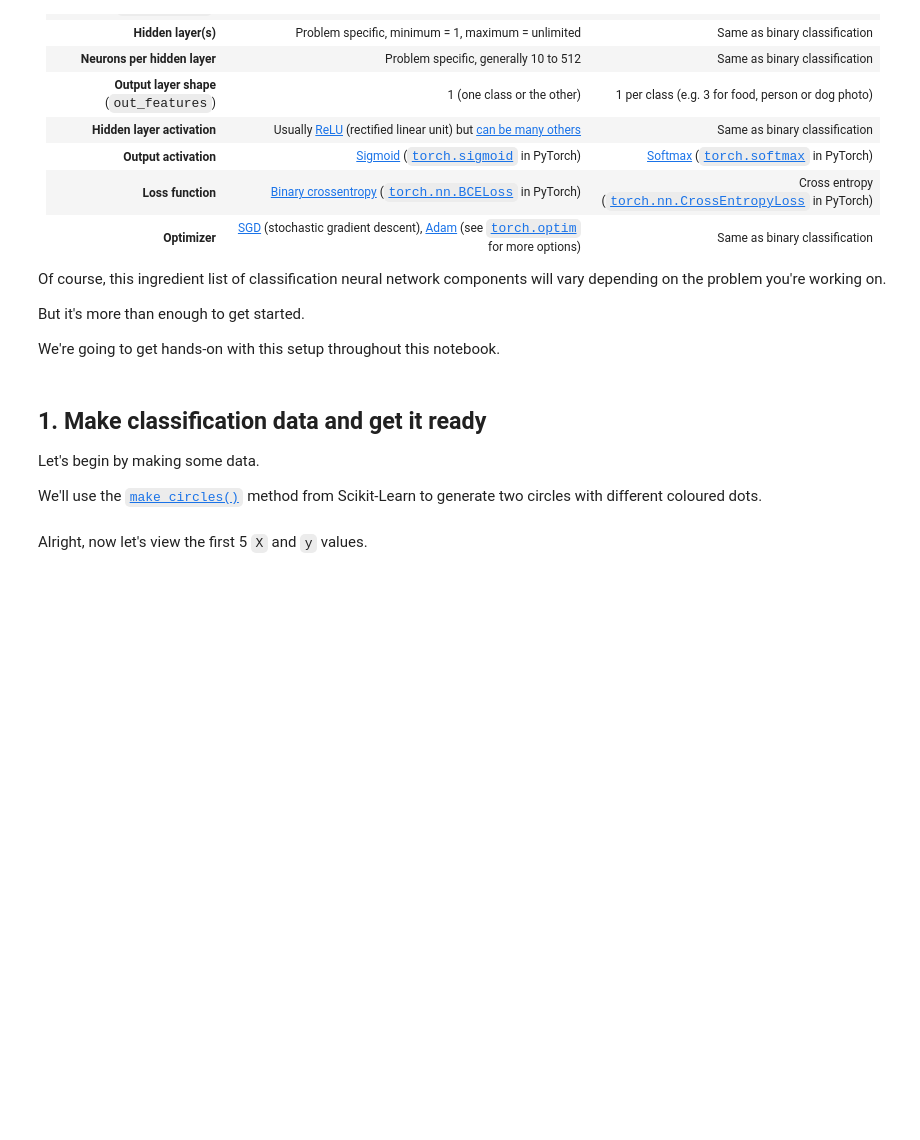
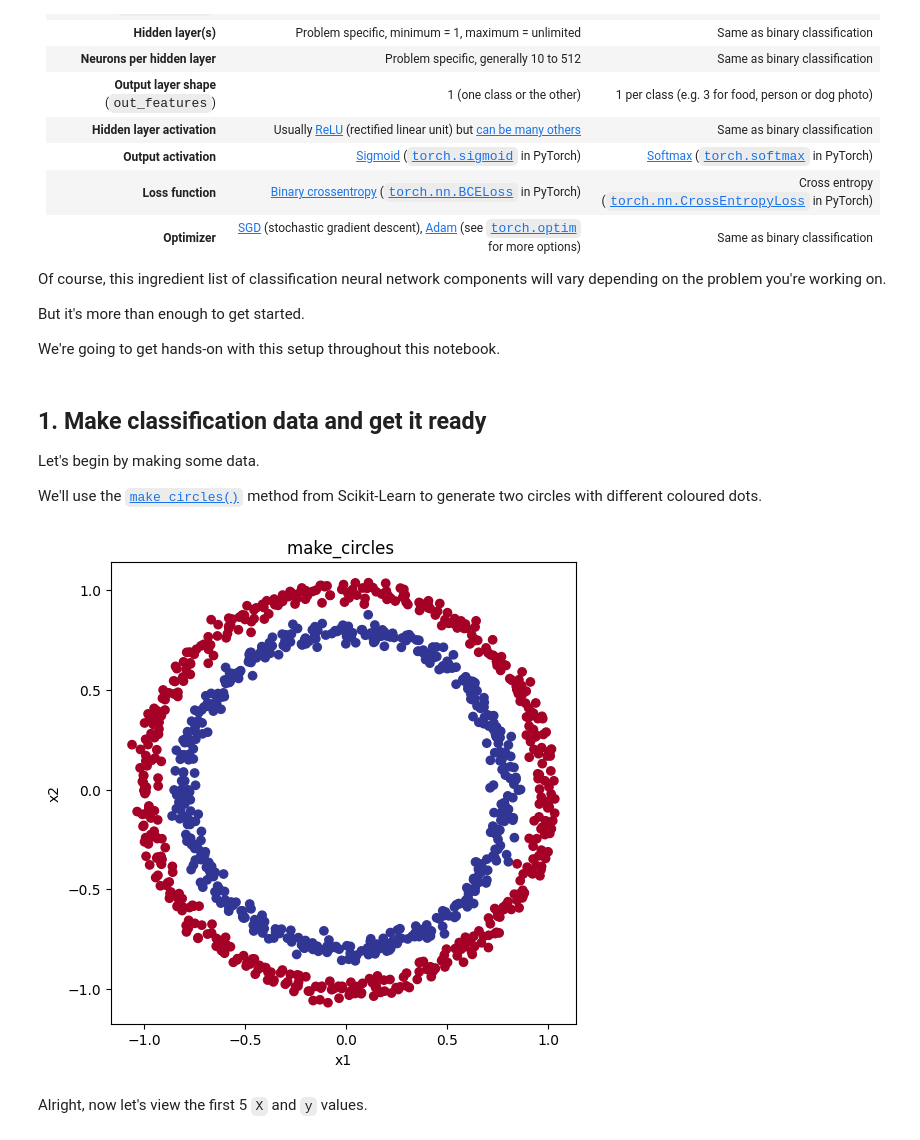
Before and after one commit to Avichay3/Full-training, a Jupyter notebook: Copy_of_02_pytorch_classification.ipynb, the cells around one changed output. Saved outputs shown, nothing was run; the diff lists cells and outputs as text; code cells hidden in the pictures; blank space fills up the shorter version.

```diff
--- a/Copy_of_02_pytorch_classification.ipynb
+++ b/Copy_of_02_pytorch_classification.ipynb
@@ -145,6 +92,20 @@ n_samples = 1000
 X, y = make_circles(n_samples,
                     noise=0.03, # a little bit of noise to the dots
                     random_state=42) # keep random state so we get the same values
+# %%
+# helps me to visualize it
+import matplotlib.pyplot as plt
+
+plt.figure(figsize=(6,6))
+
+plt.scatter(X[:, 0], X[:, 1], c=y, cmap=plt.cm.RdYlBu)
+
+plt.title("make_circles ")
+plt.xlabel("x1")
+plt.ylabel("x2")
+plt.show()
+# %% [output]
+[figure, added]
 # %% [markdown]
 Alright, now let's view the first 5 `X` and `y` values.
 # %%
```
Also changed, not shown: parts of 16 cells of this notebook.
